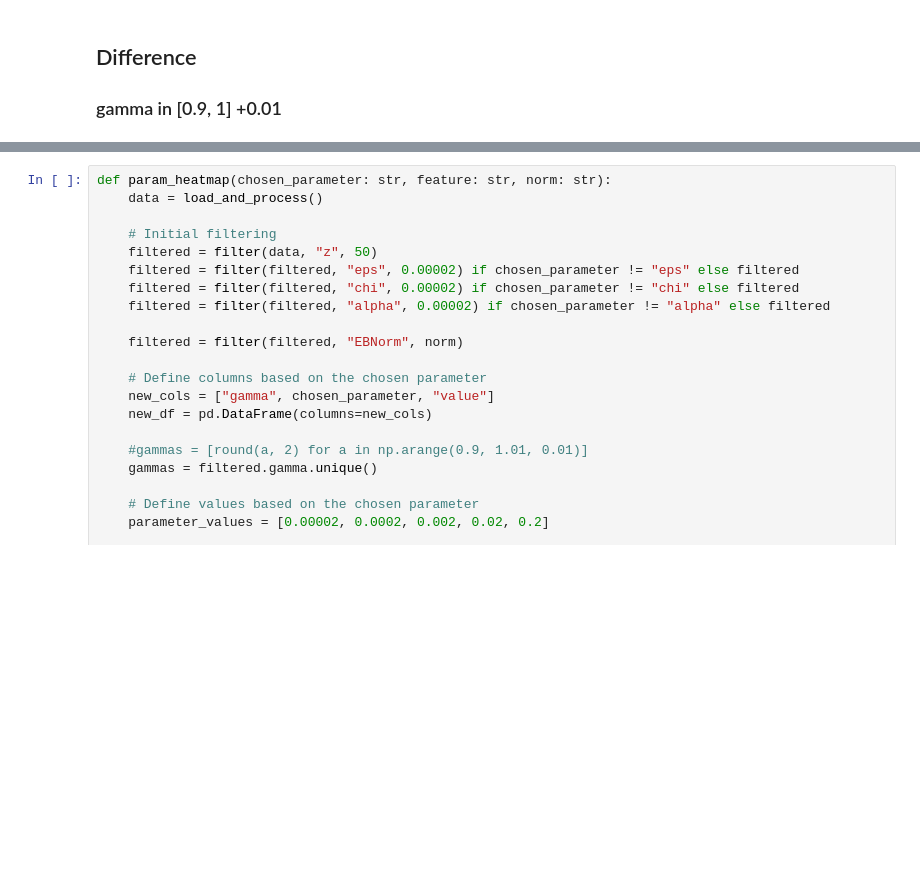
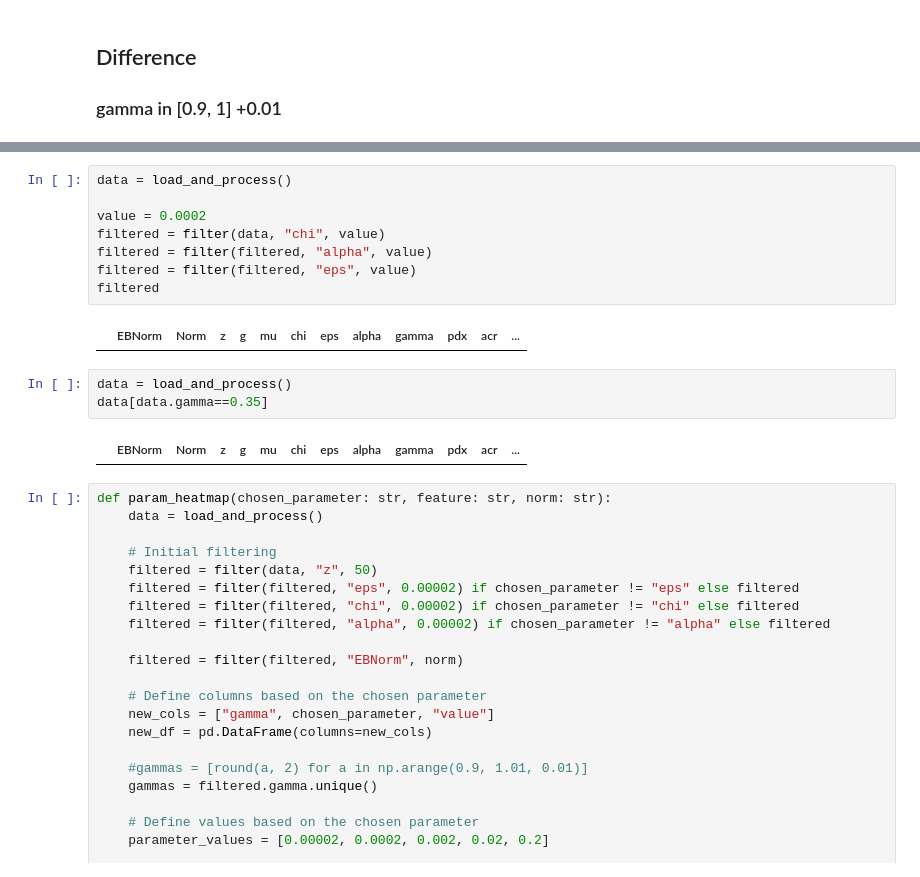
Before and after one commit to cfonsecahenrique/SNARE, a Jupyter notebook: EB NORMS on Errors.ipynb, the cells around one changed output, grey strips where cells are left out. Drawn from its saved outputs; the diff is of its cells as text; blank space fills up the shorter version.

```diff
--- a/EB NORMS on Errors.ipynb
+++ b/EB NORMS on Errors.ipynb
@@ -285,3 +306,18 @@ chi_line + alpha_line + eps_line
+# %%
+data = load_and_process()
+
+value = 0.0002
+filtered = filter(data, "chi", value)
+filtered = filter(filtered, "alpha", value)
+filtered = filter(filtered, "eps", value)
+filtered
+# %% [output]
+|  | EBNorm | Norm | z | g | mu | chi | eps | alpha | gamma | pdx | acr | ... |
+# %%
+data = load_and_process()
+data[data.gamma==0.35]
+# %% [output]
+|  | EBNorm | Norm | z | g | mu | chi | eps | alpha | gamma | pdx | acr | ... |
 # %%
 def param_heatmap(chosen_parameter: str, feature: str, norm: str):
     data = load_and_process()
```
Also changed, not shown: parts of 14 cells of this notebook, 3 other files.
